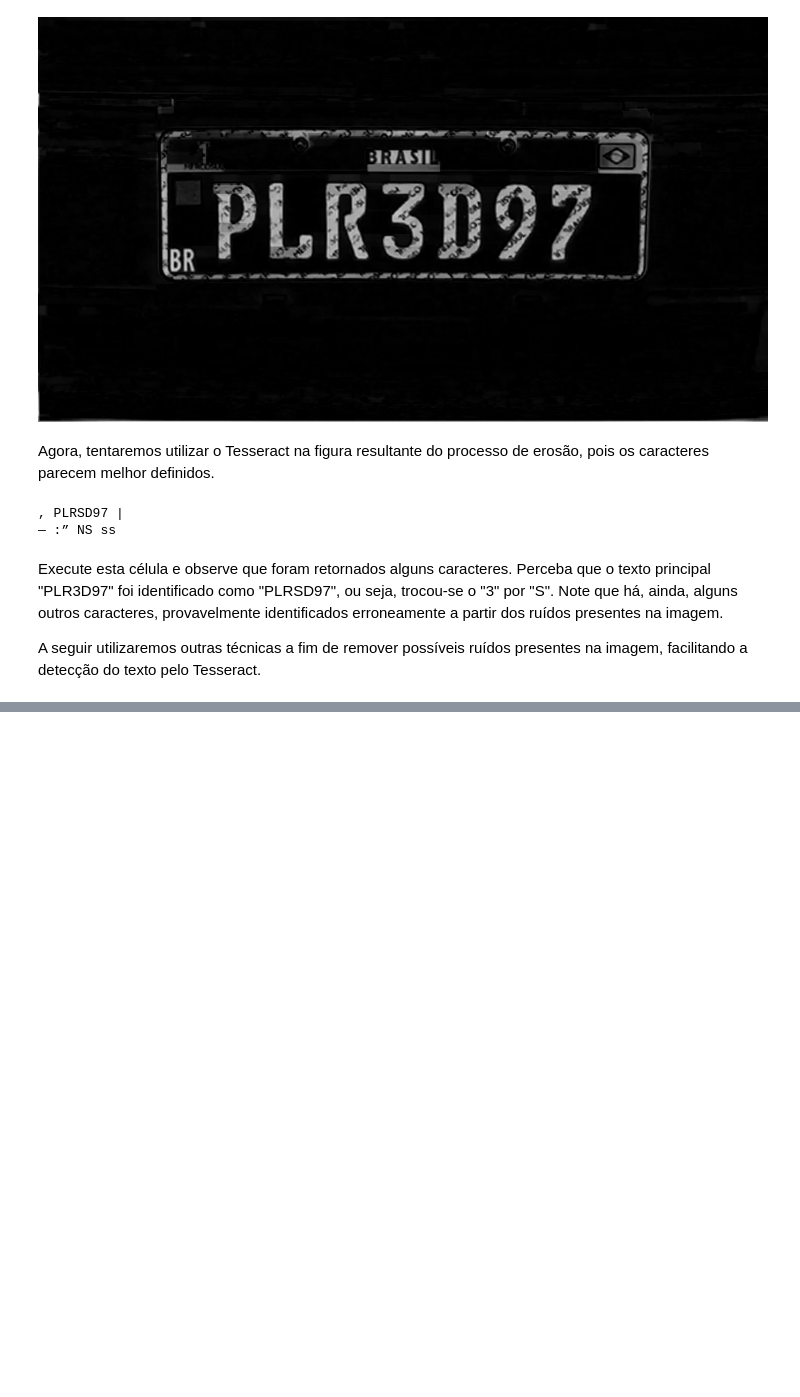
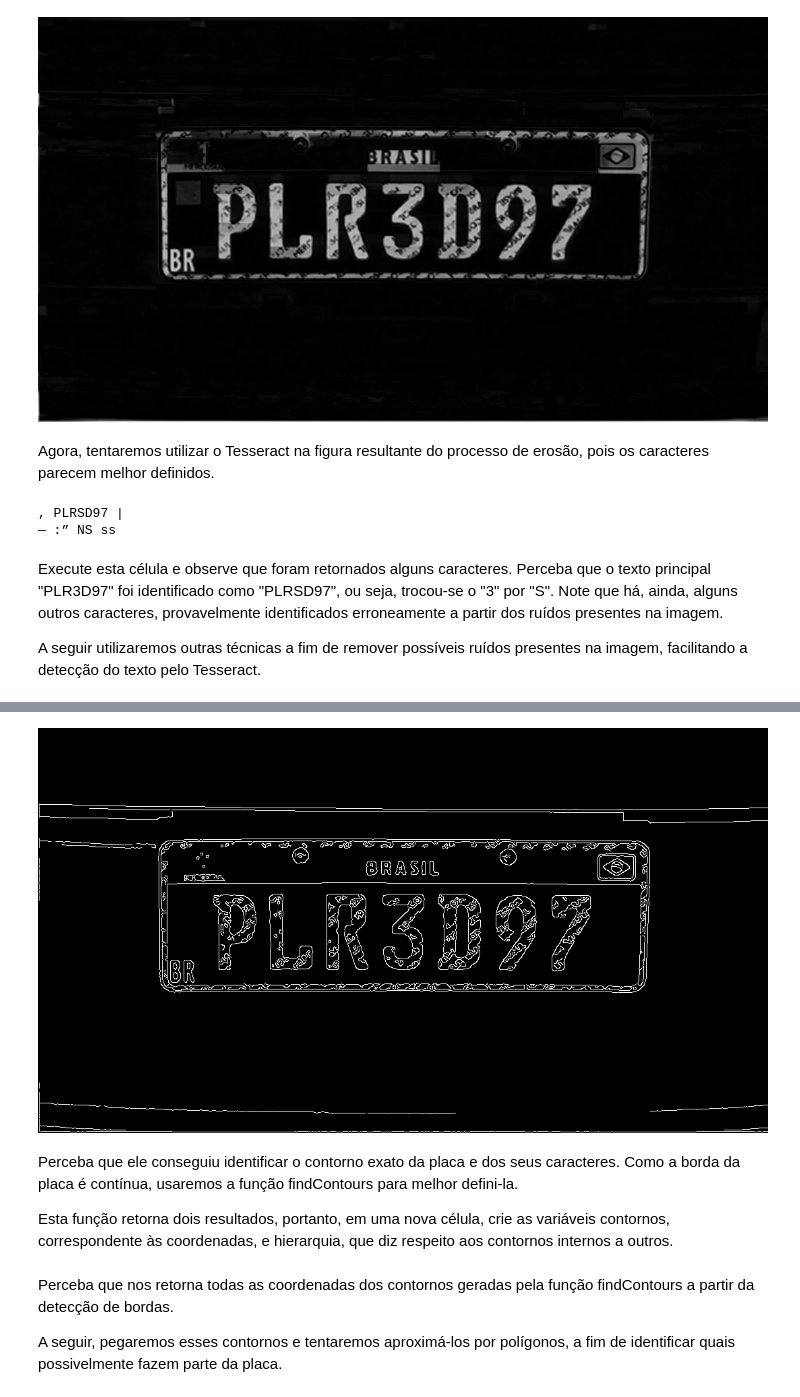
Before and after one commit to arianepolitano/estudo-IA, a Jupyter notebook: Reconhecimento_placas_carro.ipynb, the cells around one changed output, grey strips where cells are left out. Drawn from its saved outputs; the diff is of its cells as text; code cells hidden in the pictures; blank space fills up the shorter version.

```diff
--- a/Reconhecimento_placas_carro.ipynb
+++ b/Reconhecimento_placas_carro.ipynb
@@ -348,0 +355,9 @@ A seguir utilizaremos outras técnicas a fim de remover possíveis ruídos prese
+# %%
+bordas = cv2.Canny(imagem, 100, 200)
+cv2_imshow(bordas)
+# %% [output]
+[figure, added]
+# %% [markdown]
+Perceba que ele conseguiu identificar o contorno exato da placa e dos seus caracteres. Como a borda da placa é contínua, usaremos a função findContours para melhor defini-la.
+
+Esta função retorna dois resultados, portanto, em uma nova célula, crie as variáveis contornos, correspondente às coordenadas, e hierarquia, que diz respeito aos contornos internos a outros.
@@ -348,0 +368,4 @@ A seguir utilizaremos outras técnicas a fim de remover possíveis ruídos prese
+# %% [markdown]
+Perceba que nos retorna todas as coordenadas dos contornos geradas pela função findContours a partir da detecção de bordas.
+
+A seguir, pegaremos esses contornos e tentaremos aproximá-los por polígonos, a fim de identificar quais possivelmente fazem parte da placa.
```
Also changed, not shown: parts of 8 cells of this notebook.
